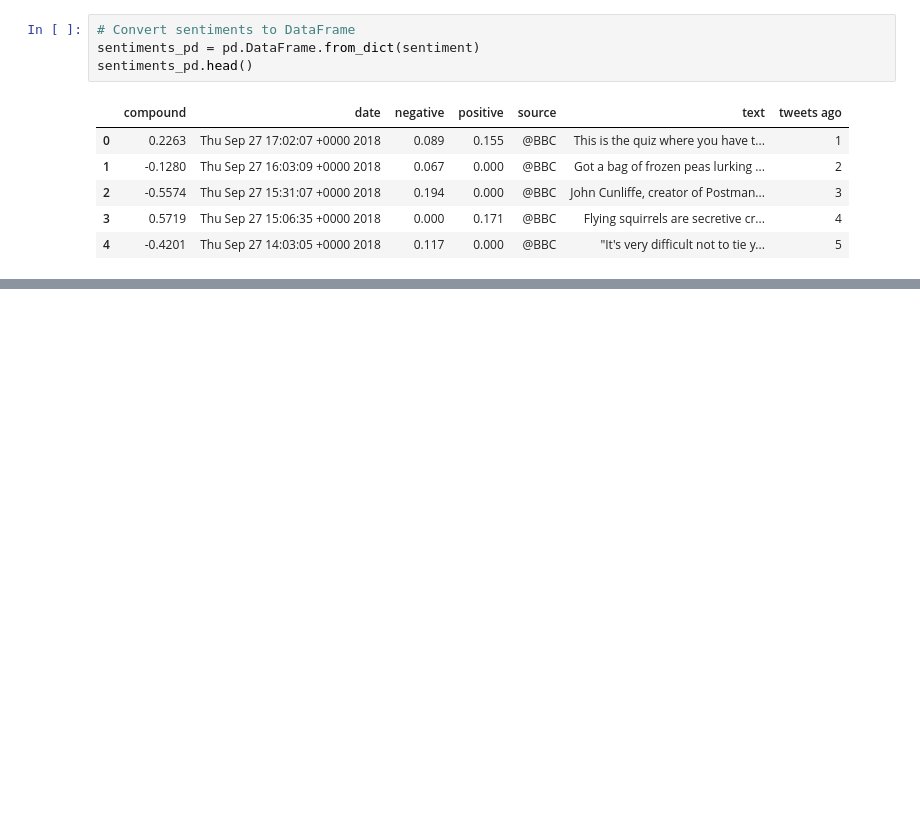
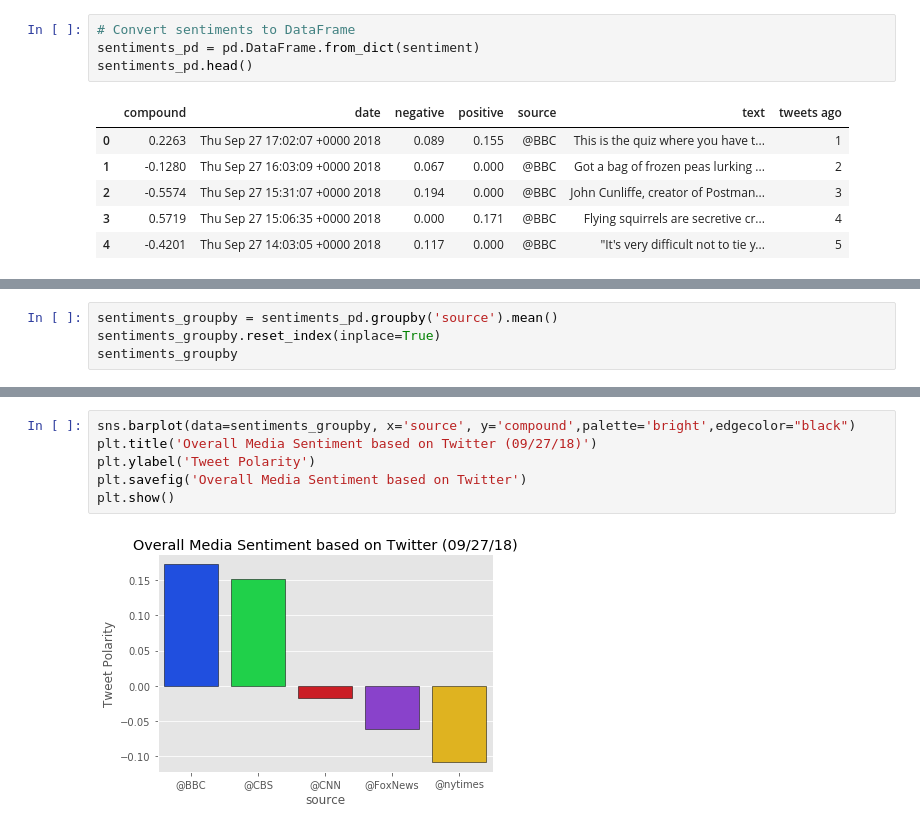
Before and after one commit to pogomike/NewsMood, a Jupyter notebook: Stu_Plot_Sentiments.ipynb, the cells around one changed output, grey strips where cells are left out. Cells and saved outputs as stored; diff of their text form; blank space fills up the shorter version.

```diff
--- a/Stu_Plot_Sentiments.ipynb
+++ b/Stu_Plot_Sentiments.ipynb
@@ -78,0 +91,4 @@ sentiments_pd.head()
+# %%
+sentiments_groupby = sentiments_pd.groupby('source').mean()
+sentiments_groupby.reset_index(inplace=True)
+sentiments_groupby
@@ -78,0 +102,8 @@ sentiments_pd.head()
+# %%
+sns.barplot(data=sentiments_groupby, x='source', y='compound',palette='bright',edgecolor="black")
+plt.title('Overall Media Sentiment based on Twitter (09/27/18)')
+plt.ylabel('Tweet Polarity')
+plt.savefig('Overall Media Sentiment based on Twitter')
+plt.show()
+# %% [output]
+[figure, added]
```
Also changed, not shown: parts of 6 cells of this notebook, 3 other files.
